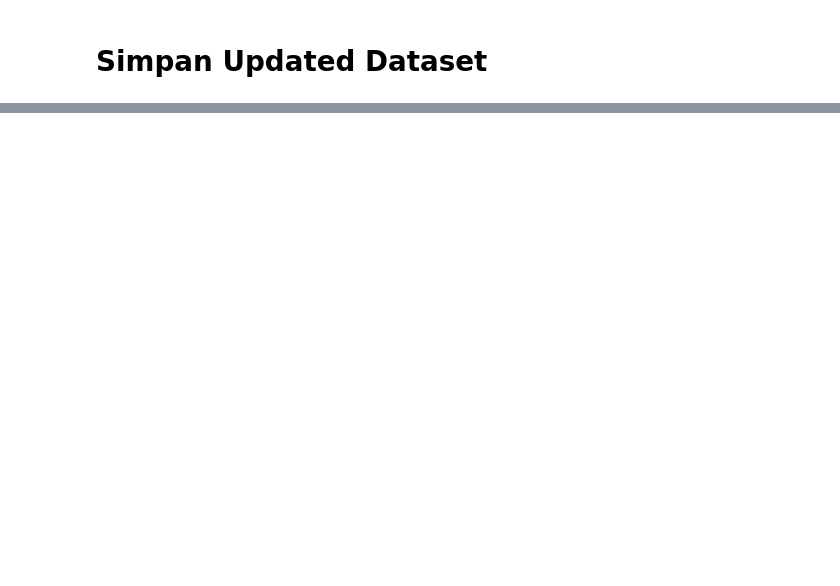
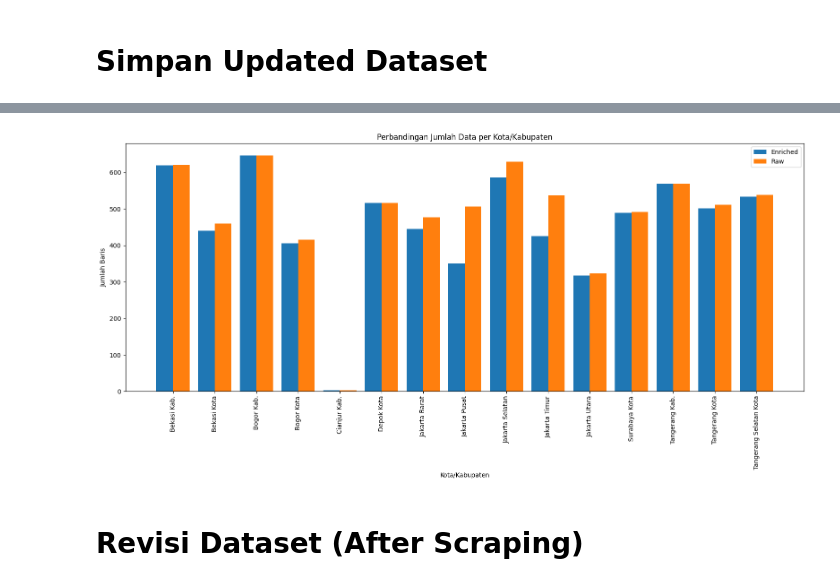
Before and after one commit to askaODJWI/tugas_akhir, a Jupyter notebook: Ryan/Scraping Iklan/dataset_checker.ipynb, the cells around one changed output, grey strips where cells are left out. Cells and saved outputs as stored; diff of their text form; code cells hidden in the pictures; blank space fills up the shorter version.

```diff
--- a/Ryan/Scraping Iklan/dataset_checker.ipynb
+++ b/Ryan/Scraping Iklan/dataset_checker.ipynb
@@ -100,0 +121,61 @@ df.to_csv("pilot_testing_cleaned.csv", index=False)
+# %%
+import pandas as pd
+import matplotlib.pyplot as plt
+import numpy as np
+
+df_enriched = pd.read_csv("dataset_properti_enriched.csv")
+df_raw = pd.read_csv("dataset_properti_raw.csv")
+
+count_enriched = df_enriched["Kota/kabupaten"].value_counts()
+count_raw = df_raw["Kota/kabupaten"].value_counts()
+
+# Gabungkan hasil perhitungan
+comparison_df = pd.DataFrame({
+    "Enriched": count_enriched,
+    "Raw": count_raw
+}).fillna(0)
+
+comparison_df = comparison_df.astype(int)
+
+# Hitung selisih
+comparison_df["Selisih"] = (
+    comparison_df["Enriched"] - comparison_df["Raw"]
+)
+
+# Tabel Perbandingan
+print("\nPerbandingan Jumlah Data per Kota/Kabupaten\n")
+print(comparison_df.to_string())
+
+# Grafik perbandingan
+x = np.arange(len(comparison_df.index))
+width = 0.4
+
+fig, ax = plt.subplots(figsize=(16, 8))
+
+ax.bar(
+    x - width/2,
+    comparison_df["Enriched"],
+    width,
+    label="Enriched"
+)
+
+ax.bar(
+    x + width/2,
+    comparison_df["Raw"],
+    width,
+    label="Raw"
+)
+
+# Styling grafik
+ax.set_title("Perbandingan Jumlah Data per Kota/Kabupaten")
+ax.set_xlabel("Kota/Kabupaten")
+ax.set_ylabel("Jumlah Baris")
+
+ax.set_xticks(x)
+ax.set_xticklabels(comparison_df.index, rotation=90)
+
+ax.legend()
+
+plt.tight_layout()
+plt.show()
+# %% [output]
@@ -100,0 +201,3 @@ df.to_csv("pilot_testing_cleaned.csv", index=False)
+[figure, added]
+# %% [markdown]
+# Revisi Dataset (After Scraping)
```
Also changed, not shown: parts of 11 cells of this notebook, 6 other files.
